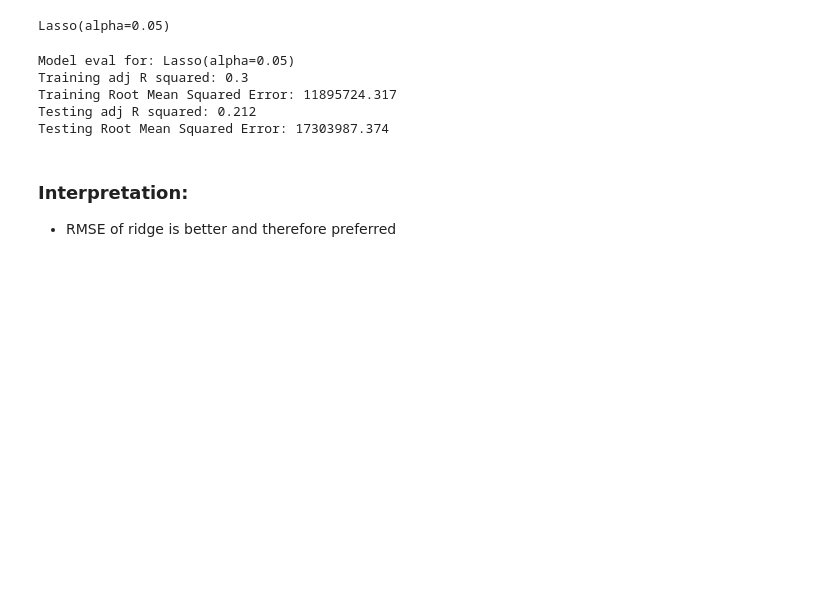
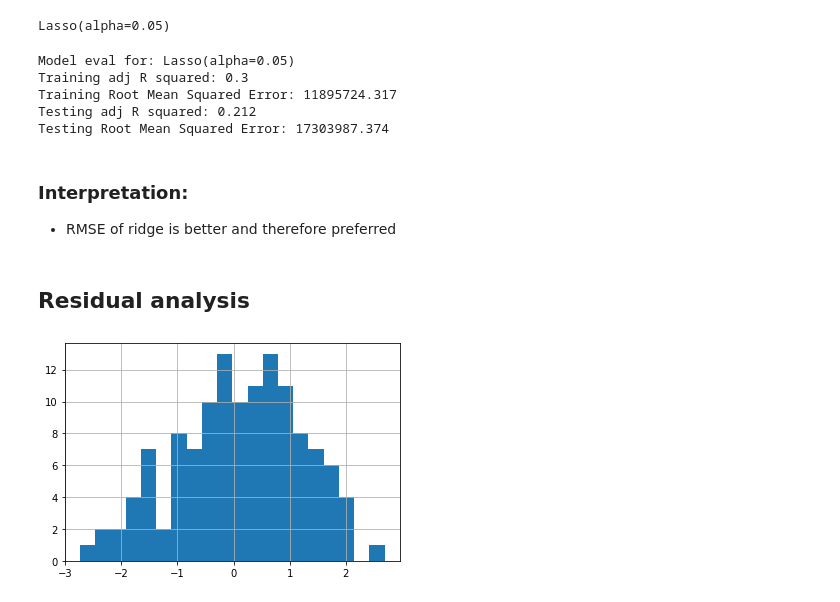
Before and after one commit to etr359/capstone, a Jupyter notebook: Modeling.ipynb, the cells around one changed output. Drawn from its saved outputs; the diff is of its cells as text; code cells hidden in the pictures; blank space fills up the shorter version.

```diff
--- a/Modeling.ipynb
+++ b/Modeling.ipynb
@@ -821,3 +841,17 @@ Testing Root Mean Squared Error: 17303987.374
 # %% [markdown]
 ### Interpretation:
 * RMSE of ridge is better and therefore preferred
+# %% [markdown]
+## Residual analysis
+# %%
+#Created predicted values of y for test set
+y_hat_test = grid_ridge_pca_poly2.best_estimator_.predict(pca_test_6_poly)
+# %%
+#calculating residuals
+residuals = (y_test - y_hat_test)
+# %%
+#plotting residuals to visually inspect for normality
+residuals.hist(bins=20)
+plt.show()
+# %% [output]
+[figure, added]
```
Also changed, not shown: parts of 7 cells of this notebook, 6 other files.
